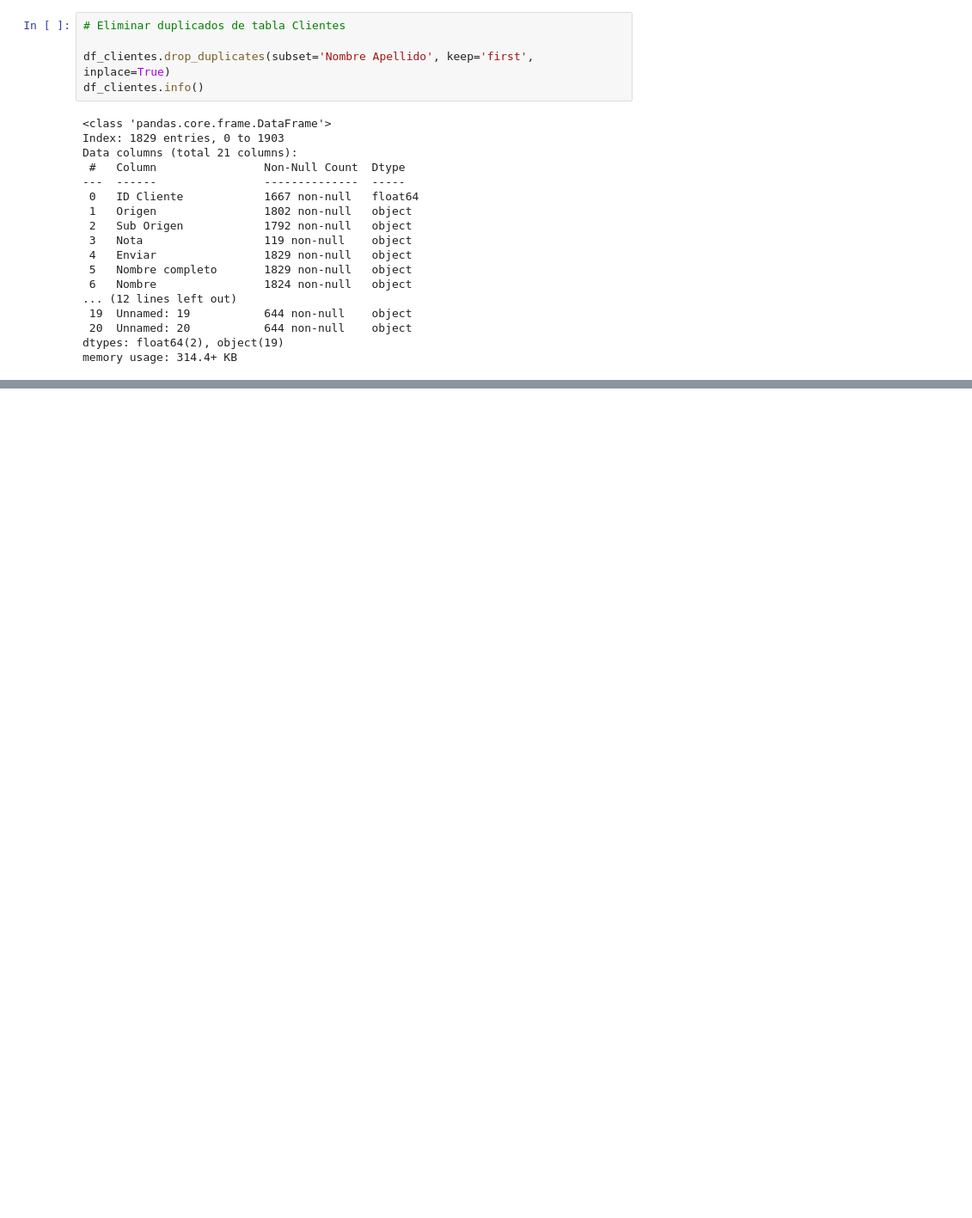
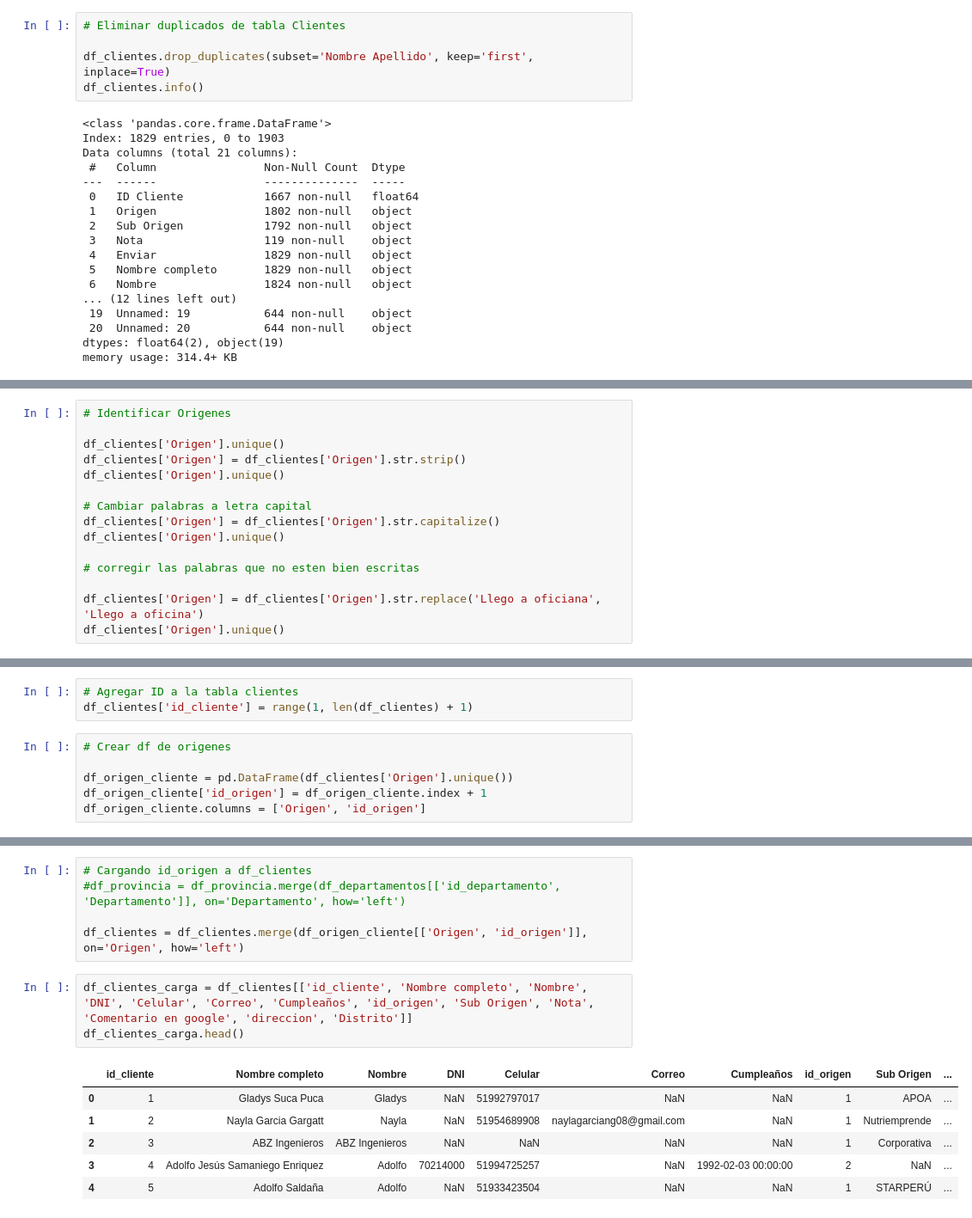
Before and after one commit to hzaquelli82/KZ_proyect, a Jupyter notebook: ETL_inicial.ipynb, the cells around one changed output, grey strips where cells are left out. Shown at 86% size. Cells and saved outputs as stored; diff of their text form; blank space fills up the shorter version.

Commit message:
carga Clientes

```diff
--- a/ETL_inicial.ipynb
+++ b/ETL_inicial.ipynb
@@ -183,0 +218,15 @@ df_delivery_most_frequent_address
+# %%
+# Identificar Origenes
+
+df_clientes['Origen'].unique()
+df_clientes['Origen'] = df_clientes['Origen'].str.strip()
+df_clientes['Origen'].unique()
+
+# Cambiar palabras a letra capital
+df_clientes['Origen'] = df_clientes['Origen'].str.capitalize()
+df_clientes['Origen'].unique()
+
+# corregir las palabras que no esten bien escritas
+
+df_clientes['Origen'] = df_clientes['Origen'].str.replace('Llego a oficiana', 'Llego a oficina')
+df_clientes['Origen'].unique()
@@ -183,0 +239,9 @@ df_delivery_most_frequent_address
+# %%
+# Agregar ID a la tabla clientes
+df_clientes['id_cliente'] = range(1, len(df_clientes) + 1)
+# %%
+# Crear df de origenes
+
+df_origen_cliente = pd.DataFrame(df_clientes['Origen'].unique())
+df_origen_cliente['id_origen'] = df_origen_cliente.index + 1
+df_origen_cliente.columns = ['Origen', 'id_origen']
@@ -183,0 +315,15 @@ df_delivery_most_frequent_address
+# %%
+# Cargando id_origen a df_clientes
+#df_provincia = df_provincia.merge(df_departamentos[['id_departamento', 'Departamento']], on='Departamento', how='left')
+
+df_clientes = df_clientes.merge(df_origen_cliente[['Origen', 'id_origen']], on='Origen', how='left')
+# %%
+df_clientes_carga = df_clientes[['id_cliente', 'Nombre completo', 'Nombre', 'DNI', 'Celular', 'Correo', 'Cumpleaños', 'id_origen', 'Sub Origen', 'Nota', 'Comentario en google', 'direccion', 'Distrito']]
+df_clientes_carga.head()
+# %% [output]
+|  | id_cliente | Nombre completo | Nombre | DNI | Celular | Correo | Cumpleaños | id_origen | Sub Origen | ... |
+| 0 | 1 | Gladys Suca Puca | Gladys | NaN | 51992797017 | NaN | NaN | 1 | APOA | ... |
+| 1 | 2 | Nayla Garcia Gargatt | Nayla | NaN | 51954689908 | naylagarciang08@gmail.com | NaN | 1 | Nutriemprende | ... |
+| 2 | 3 | ABZ Ingenieros | ABZ Ingenieros | NaN | NaN | NaN | NaN | 1 | Corporativa | ... |
+| 3 | 4 | Adolfo Jesús Samaniego Enriquez | Adolfo | 70214000 | 51994725257 | NaN | 1992-02-03 00:00:00 | 2 | NaN | ... |
+| 4 | 5 | Adolfo Saldaña | Adolfo | NaN | 51933423504 | NaN | NaN | 1 | STARPERÚ | ... |
```
Also changed, not shown: parts of 35 cells of this notebook.
